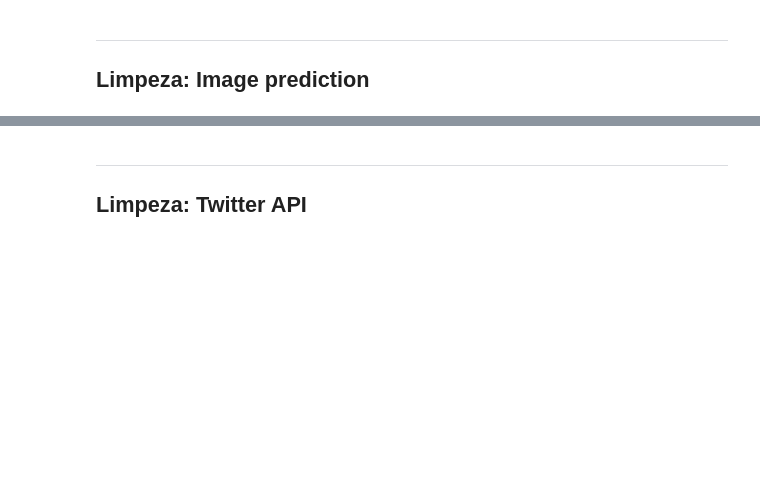
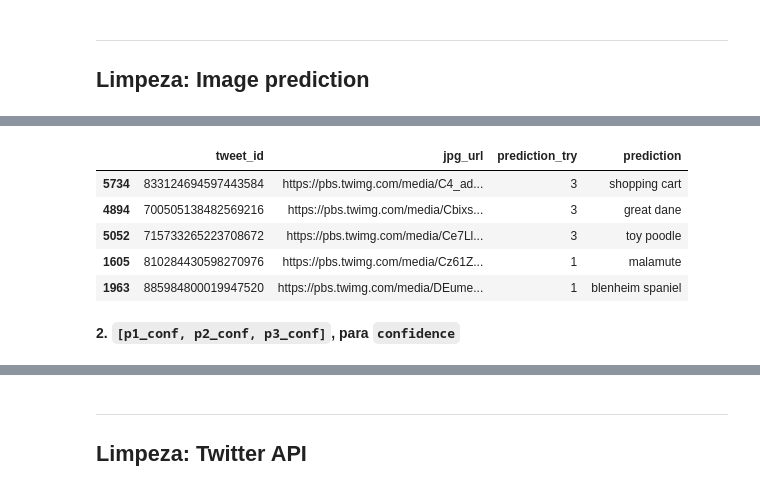
Before and after one commit to vitoralbano/ds-ii-weratedogs, a Jupyter notebook: wrangle_act.ipynb, the cells around one changed output, grey strips where cells are left out. Drawn from its saved outputs; the diff is of its cells as text; code cells hidden in the pictures; blank space fills up the shorter version.

```diff
--- a/wrangle_act.ipynb
+++ b/wrangle_act.ipynb
@@ -857,0 +1010,5 @@ memory usage: 169.9+ KB
+# %%
+# Metodo para retirar o índice da tentativa dos nomes das colunas
+get_prediction_index = lambda value: int(re.sub(r'[^\d]', '', value))
+# %%
+df_predic_try.prediction_try = df_predic_try.prediction_try.apply(get_prediction_index)
@@ -857,0 +1027,11 @@ memory usage: 169.9+ KB
+# %%
+df_predic_try.sample(5)
+# %% [output]
+|  | tweet_id | jpg_url | prediction_try | prediction |
+| 5734 | 833124694597443584 | https://pbs.twimg.com/media/C4_ad... | 3 | shopping cart |
+| 4894 | 700505138482569216 | https://pbs.twimg.com/media/Cbixs... | 3 | great dane |
+| 5052 | 715733265223708672 | https://pbs.twimg.com/media/Ce7Ll... | 3 | toy poodle |
+| 1605 | 810284430598270976 | https://pbs.twimg.com/media/Cz61Z... | 1 | malamute |
+| 1963 | 885984800019947520 | https://pbs.twimg.com/media/DEume... | 1 | blenheim spaniel |
+# %% [markdown]
+**2. `[p1_conf, p2_conf, p3_conf]`, para `confidence`**
```
Also changed, not shown: parts of 48 cells of this notebook.
